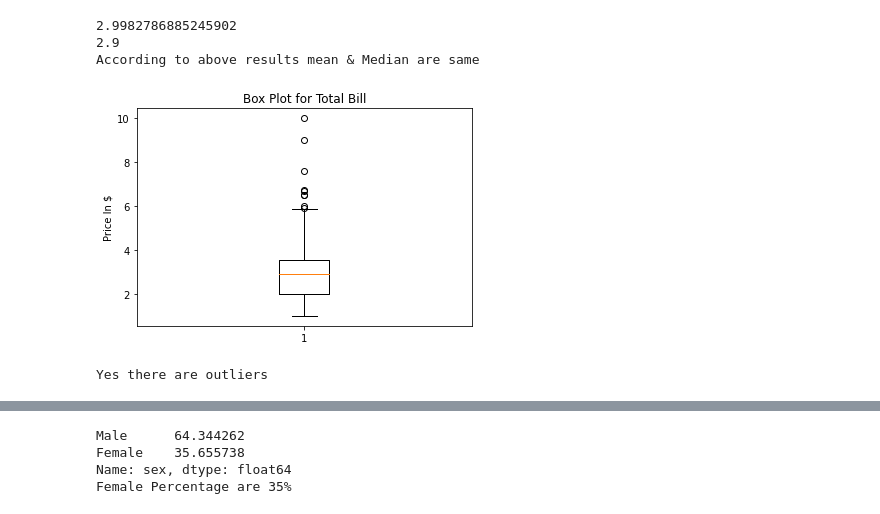
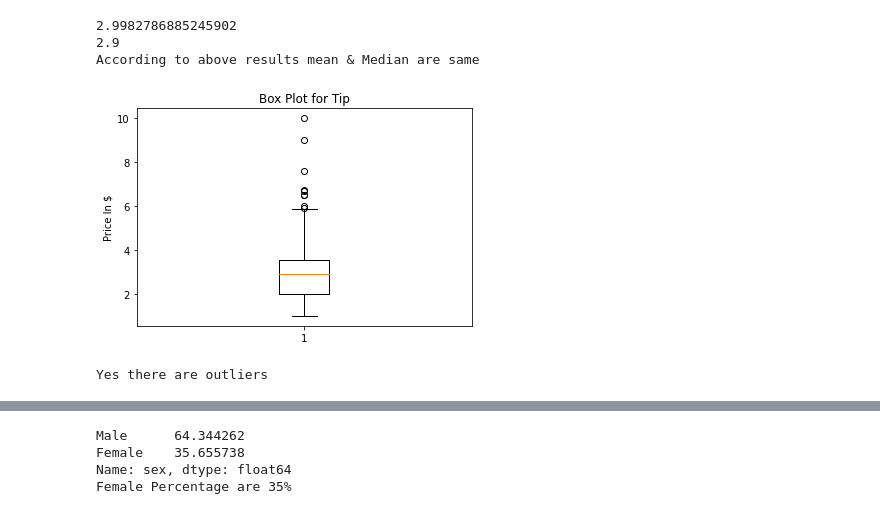
Before and after one commit to Rockydedhia/Board-Infinity, a Jupyter notebook: Python_Assigment_1.ipynb, the cells around one changed output, grey strips where cells are left out. Cells and saved outputs as stored; diff of their text form; code cells hidden in the pictures.

```diff
--- a/Python_Assigment_1.ipynb
+++ b/Python_Assigment_1.ipynb
@@ -41,10 +41,10 @@ print('According to above results mean & Median are same')
 According to above results mean & Median are same
 # %%
 plt.boxplot(d['tip'])
-plt.title('Box Plot for Total Bill')
+plt.title('Box Plot for Tip')
 plt.ylabel('Price In $')
 plt.show()
 print('Yes there are outliers')
 # %% [output]
-[figure, old version]
+[figure, new version]
 Yes there are outliers
```
Also changed, not shown: parts of 7 cells of this notebook.
